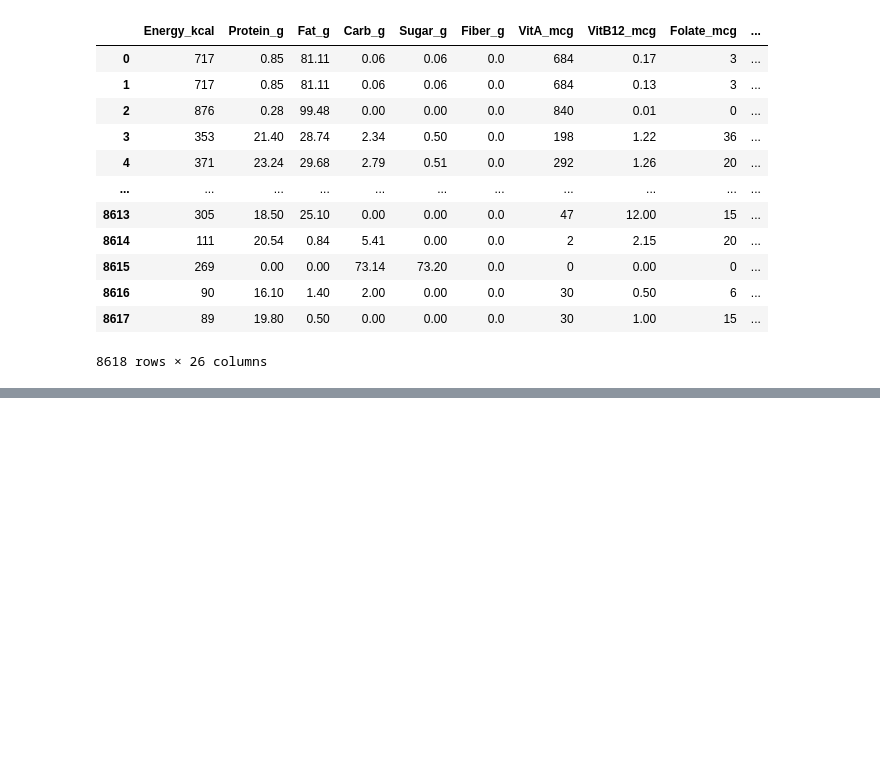
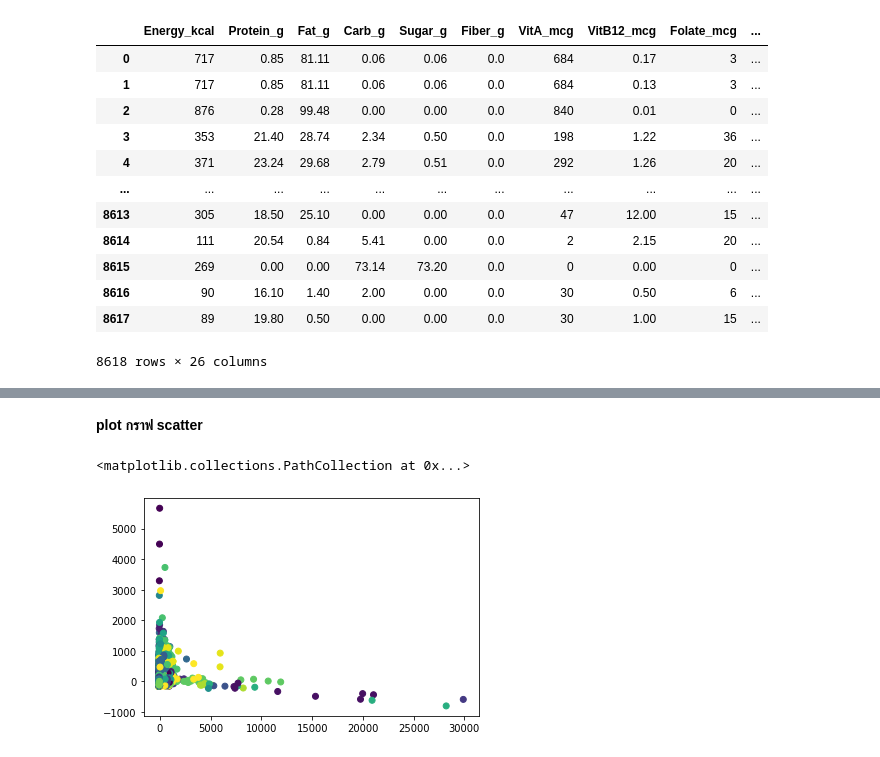
Before and after one commit to ThanikPimpiban/mulitivariate, a Jupyter notebook: Chapter3_PCA.ipynb, the cells around one changed output, grey strips where cells are left out. Cells and saved outputs as stored; diff of their text form; code cells hidden in the pictures; blank space fills up the shorter version.

```diff
--- a/Chapter3_PCA.ipynb
+++ b/Chapter3_PCA.ipynb
@@ -460,0 +510,2 @@ IndentationError: ignored
+# %%
+new_pca = pca.fit_transform(new_ex1_drop.to_numpy())
@@ -460,0 +516,3 @@ IndentationError: ignored
+# %%
+FG= set(ex1['FoodGroup'])
+FG
@@ -460,0 +539,7 @@ IndentationError: ignored
+# %%
+color_list = {}
+num = 0
+for each_fg in FG:
+     if each_fg not in color_list:
+       color_list[each_fg] = num
+       num += 1
@@ -460,0 +568,2 @@ IndentationError: ignored
+# %%
+ex1_dropped2 = ex1_dropped.replace(color_list)
@@ -460,0 +586,7 @@ IndentationError: ignored
+# %% [markdown]
+**plot  กราฟ scatter**
+# %%
+plt.scatter(new_pca[:,0],new_pca[:,1],c = ex1_dropped2['FoodGroup'])
+# %% [output]
+<matplotlib.collections.PathCollection at 0x...>
+[figure, added]
```
Also changed, not shown: parts of 24 cells of this notebook.
